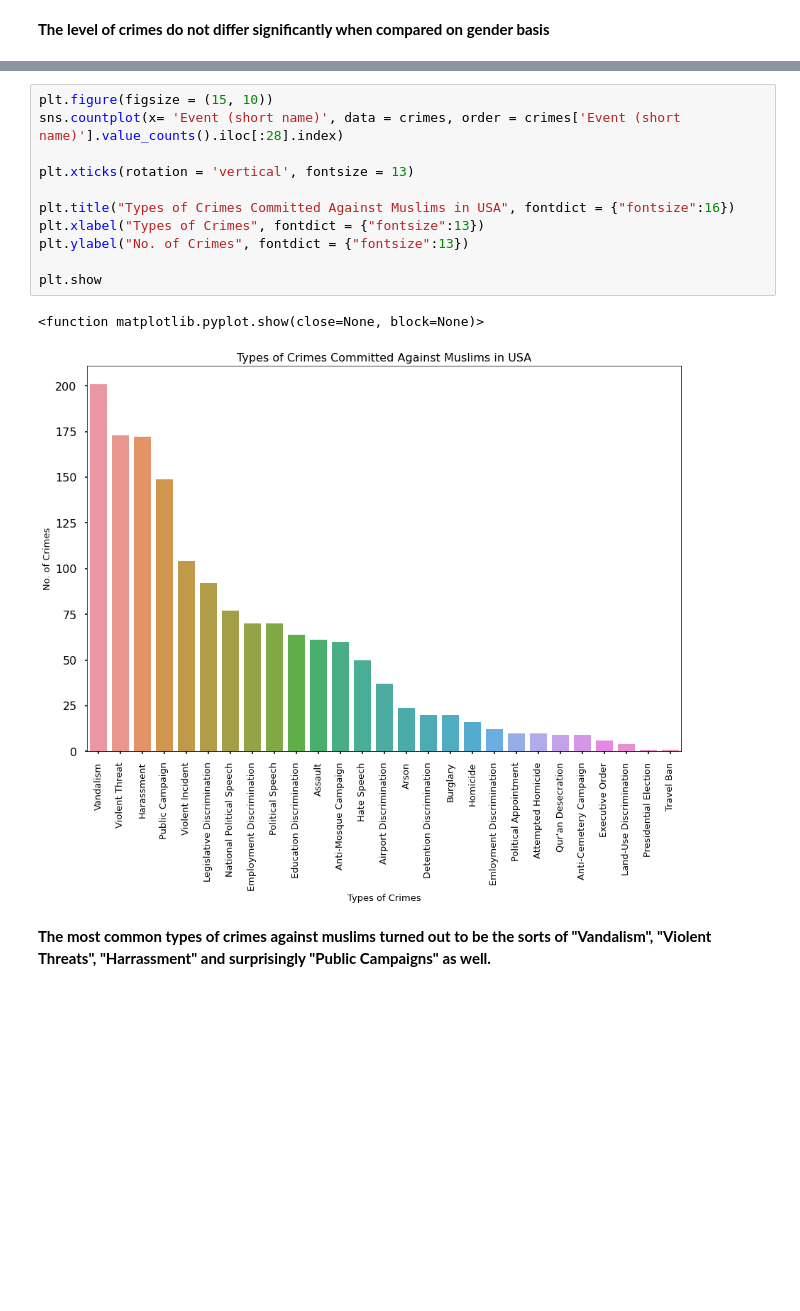
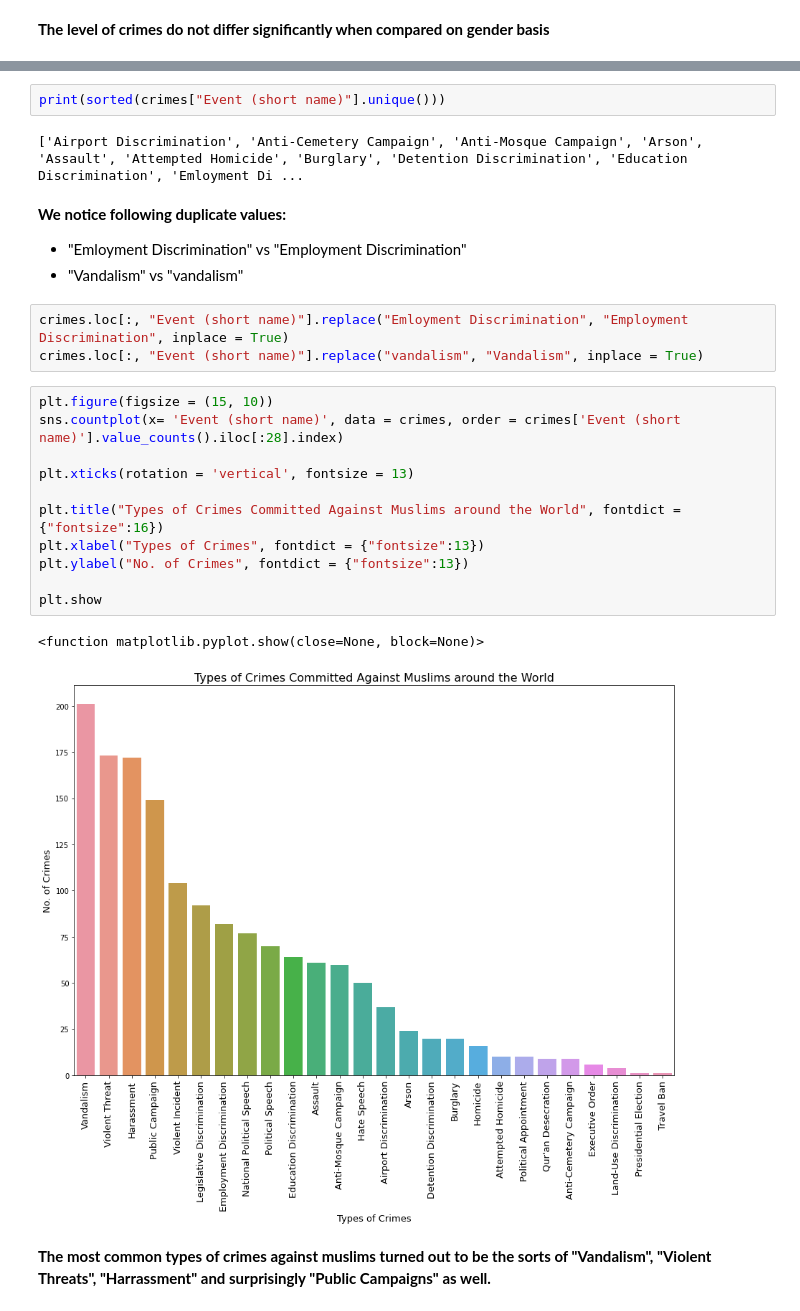
Before and after one commit to Vaibhav-1911/Machine-Learning-Projects, a Jupyter notebook: An Overview of Crimes against Muslims in the United States from 2008 to 2020.ipynb, the cells around one changed output, grey strips where cells are left out. Saved outputs shown, nothing was run; the diff lists cells and outputs as text; blank space fills up the shorter version.

```diff
--- a/An Overview of Crimes against Muslims in the United States from 2008 to 2020.ipynb
+++ b/An Overview of Crimes against Muslims in the United States from 2008 to 2020.ipynb
@@ -235,17 +251,28 @@ crimes.loc[:, "Event (short name)"].replace("vandalism", "Vandalism", inplace =
+# %%
+print(sorted(crimes["Event (short name)"].unique()))
+# %% [output]
+['Airport Discrimination', 'Anti-Cemetery Campaign', 'Anti-Mosque Campaign', 'Arson', 'Assault', 'Attempted Homicide', 'Burglary', 'Detention Discrimination', 'Education Discrimination', 'Emloyment Di ...
+# %% [markdown]
+**We notice following duplicate values:**
+- "Emloyment Discrimination" vs "Employment Discrimination"
+- "Vandalism" vs "vandalism"
+# %%
+crimes.loc[:, "Event (short name)"].replace("Emloyment Discrimination", "Employment Discrimination", inplace = True)
+crimes.loc[:, "Event (short name)"].replace("vandalism", "Vandalism", inplace = True)
 # %%
 plt.figure(figsize = (15, 10))
 sns.countplot(x= 'Event (short name)', data = crimes, order = crimes['Event (short name)'].value_counts().iloc[:28].index)
 
 plt.xticks(rotation = 'vertical', fontsize = 13)
 
-plt.title("Types of Crimes Committed Against Muslims in USA", fontdict = {"fontsize":16})
+plt.title("Types of Crimes Committed Against Muslims around the World", fontdict = {"fontsize":16})
 plt.xlabel("Types of Crimes", fontdict = {"fontsize":13})
 plt.ylabel("No. of Crimes", fontdict = {"fontsize":13})
 
 plt.show
 # %% [output]
 <function matplotlib.pyplot.show(close=None, block=None)>
-[figure, old version]
+[figure, new version]
 # %% [markdown]
 **The most common types of crimes against muslims turned out to be the sorts of "Vandalism", "Violent Threats", "Harrassment" and surprisingly "Public Campaigns" as well.**
 # %% [markdown]
```
Also changed, not shown: parts of 29 cells of this notebook.
